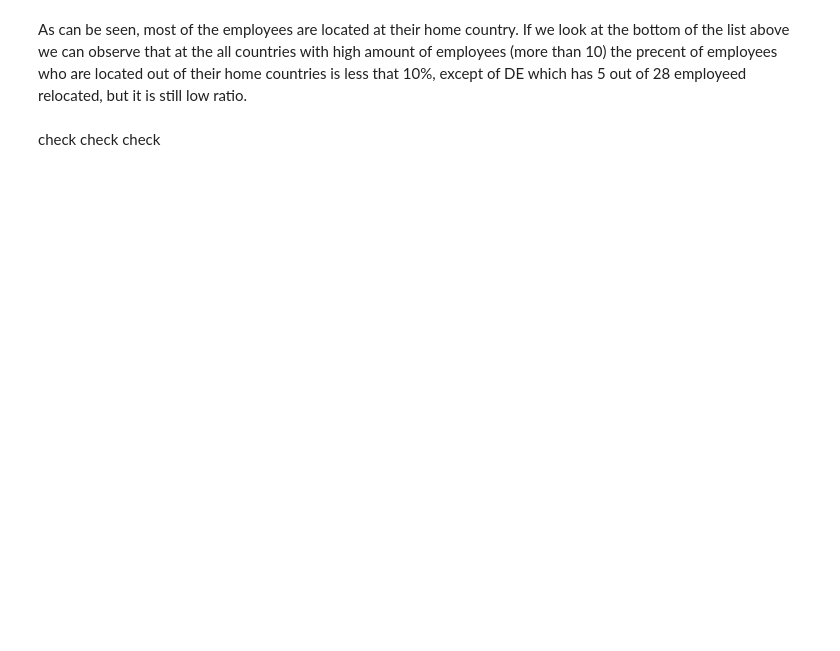
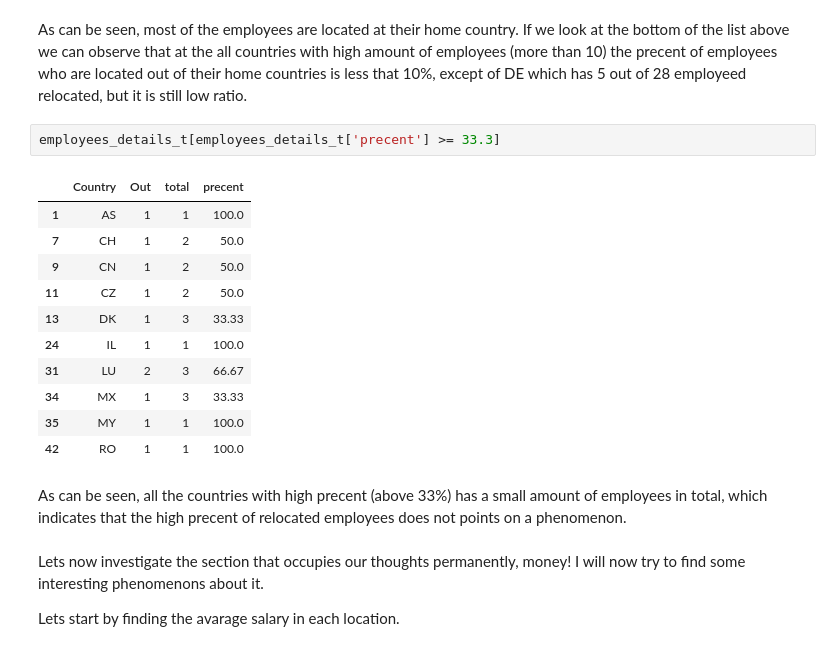
Before and after one commit to itamarKraitman/Data-Science-Salary-Analysis, a Jupyter notebook: Data Science Salary Analysis.ipynb, the cells around one changed output. Drawn from its saved outputs; the diff is of its cells as text; blank space fills up the shorter version.

Commit message:
finished section 1

```diff
--- a/Data Science Salary Analysis.ipynb
+++ b/Data Science Salary Analysis.ipynb
@@ -207,4 +224,22 @@ Company:  US . Number of Employees out of their home country:  25 out of  355 wh
 # %% [markdown]
 As can be seen, most of the employees are located at their home country. If we look at the bottom of the list above we can observe that at the all countries with high amount of employees (more than 10) the precent of employees who are located out of their home countries is less that 10%, except of DE which has 5 out of 28 employeed relocated, but it is still low ratio.
-# %% [markdown]
-check check check
+# %%
+employees_details_t[employees_details_t['precent'] >= 33.3]
+# %% [output]
+|  | Country | Out | total | precent |
+| 1 | AS | 1 | 1 | 100.0 |
+| 7 | CH | 1 | 2 | 50.0 |
+| 9 | CN | 1 | 2 | 50.0 |
+| 11 | CZ | 1 | 2 | 50.0 |
+| 13 | DK | 1 | 3 | 33.33 |
+| 24 | IL | 1 | 1 | 100.0 |
+| 31 | LU | 2 | 3 | 66.67 |
+| 34 | MX | 1 | 3 | 33.33 |
+| 35 | MY | 1 | 1 | 100.0 |
+| 42 | RO | 1 | 1 | 100.0 |
+# %% [markdown]
+As can be seen, all the countries with high precent (above 33%) has a small amount of employees in total, which indicates that the high precent of relocated employees does not points on a phenomenon.
+# %% [markdown]
+Lets now investigate the section that occupies our thoughts permanently, money! I will now try to find some interesting phenomenons about it.
+
+Lets start by finding the avarage salary in each location.
```
Also changed, not shown: parts of 2 cells of this notebook.
